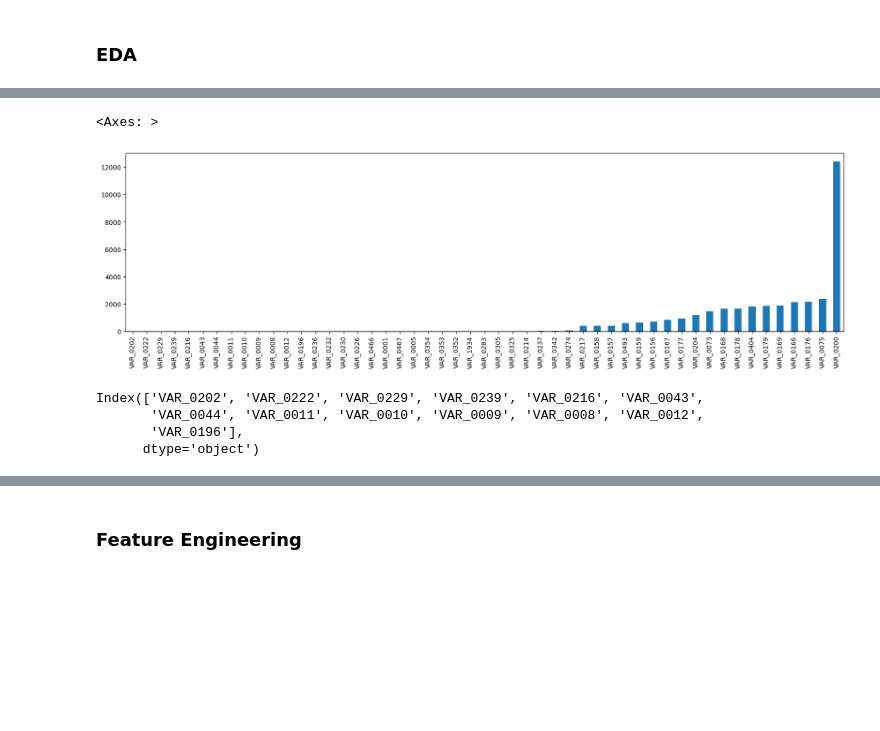
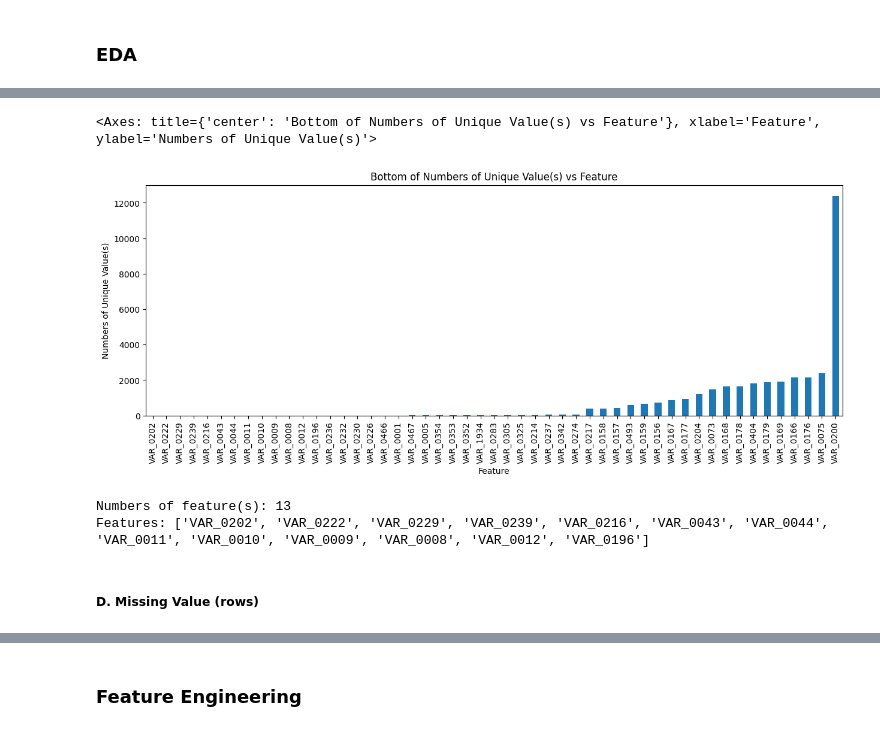
Before and after one commit to rezadzikri19/CLF-Spring-Leaf-Markeing-Response, a Jupyter notebook: marketing_classification.ipynb, the cells around one changed output, grey strips where cells are left out. Saved outputs shown, nothing was run; the diff lists cells and outputs as text; code cells hidden in the pictures; blank space fills up the shorter version.

```diff
--- a/marketing_classification.ipynb
+++ b/marketing_classification.ipynb
@@ -116,3 +161,0 @@ Index(['VAR_0207', 'VAR_0213', 'VAR_0840', 'VAR_0042', 'VAR_1428', 'VAR_0847',
-# %%
-df_cat_cols = df.select_dtypes('object')
-df_cat_cols
@@ -133,15 +162,21 @@ df_cat_cols
-# %%
-df_cat_cols_unique = df_cat_cols.nunique().sort_values()
-df_cat_cols_unique.plot(kind='bar', figsize=(20, 5))
-# %% [output]
-<Axes: >
-[figure, removed]
+# %%
+df_cat_cols_low_var = df[df_cat_cols].nunique().sort_values()
+df_cat_cols_low_var = df_cat_cols_low_var[df_cat_cols_low_var > 0][:51]
+df_cat_cols_low_var.plot(kind='bar',
+                       figsize=(15, 5),
+                       title=r'Bottom of Numbers of Unique Value(s) vs Feature',
+                       xlabel='Feature',
+                       ylabel='Numbers of Unique Value(s)')
+# %% [output]
+<Axes: title={'center': 'Bottom of Numbers of Unique Value(s) vs Feature'}, xlabel='Feature', ylabel='Numbers of Unique Value(s)'>
+[figure, added]
 # %%
-df_cat_cols_single = df_cat_cols_unique[df_cat_cols_unique == 1]
-df_cat_cols_single = df_cat_cols_single.index
-df_cat_cols_single
+df_cat_cols_single = df_cat_cols_low_var[df_cat_cols_low_var == 1]
+df_cat_cols_single = df_cat_cols_single.index.to_list()
+
+print(f'Numbers of feature(s): {len(df_cat_cols_single)}\nFeatures: {df_cat_cols_single}')
 # %% [output]
-Index(['VAR_0202', 'VAR_0222', 'VAR_0229', 'VAR_0239', 'VAR_0216', 'VAR_0043',
-       'VAR_0044', 'VAR_0011', 'VAR_0010', 'VAR_0009', 'VAR_0008', 'VAR_0012',
-       'VAR_0196'],
-      dtype='object')
+Numbers of feature(s): 13
+Features: ['VAR_0202', 'VAR_0222', 'VAR_0229', 'VAR_0239', 'VAR_0216', 'VAR_0043', 'VAR_0044', 'VAR_0011', 'VAR_0010', 'VAR_0009', 'VAR_0008', 'VAR_0012', 'VAR_0196']
+# %% [markdown]
+##### **D. Missing Value (rows)**
```
Also changed, not shown: parts of 54 cells of this notebook.
